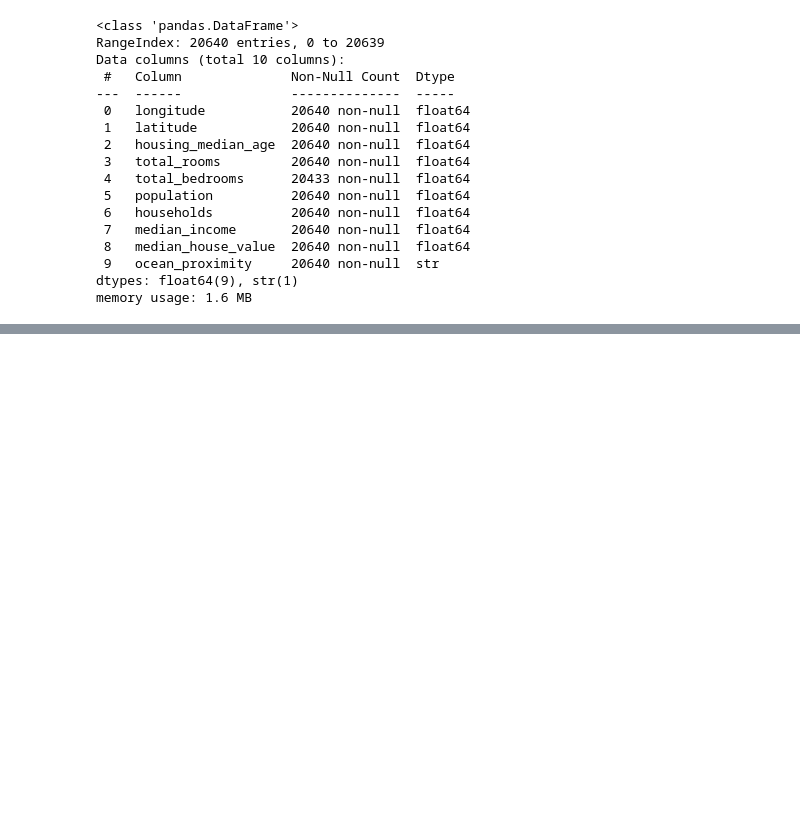
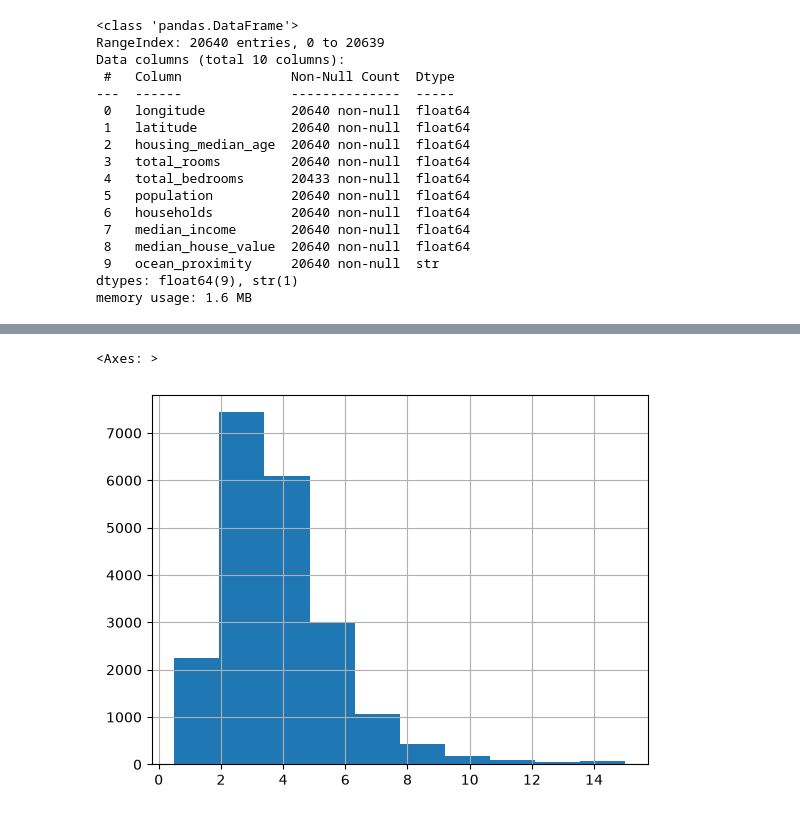
Before and after one commit to danishansari09/hand-on-ml-practice, a Jupyter notebook: california_housing_price_prediction/california_housing_price_prediction.ipynb, the cells around one changed output, grey strips where cells are left out. Drawn from its saved outputs; the diff is of its cells as text; code cells hidden in the pictures; blank space fills up the shorter version.

```diff
--- a/california_housing_price_prediction/california_housing_price_prediction.ipynb
+++ b/california_housing_price_prediction/california_housing_price_prediction.ipynb
@@ -71,0 +100,5 @@ Matplotlib is building the font cache; this may take a moment.
+# %%
+housing['median_income'].hist()
+# %% [output]
+<Axes: >
+[figure, added]
```
Also changed, not shown: parts of 13 cells of this notebook.
